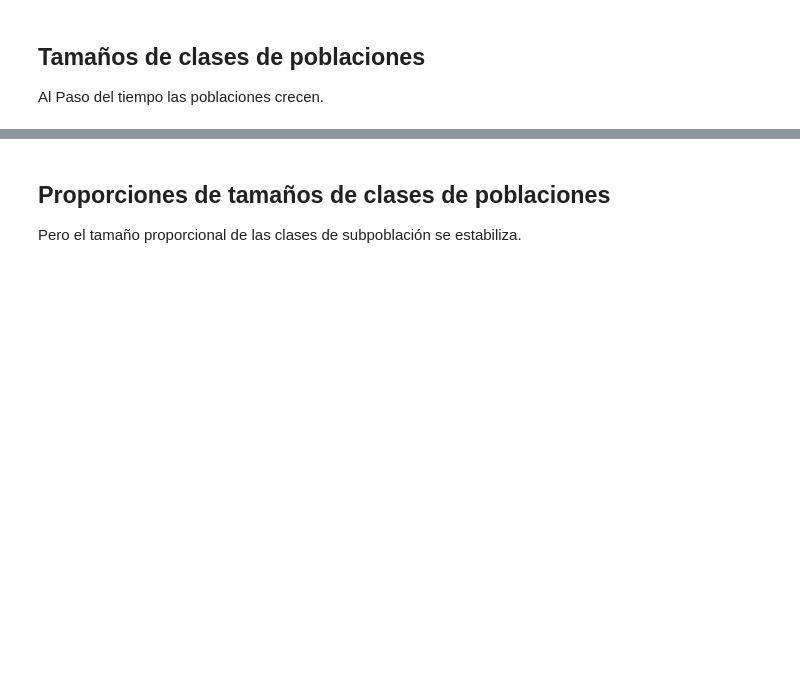
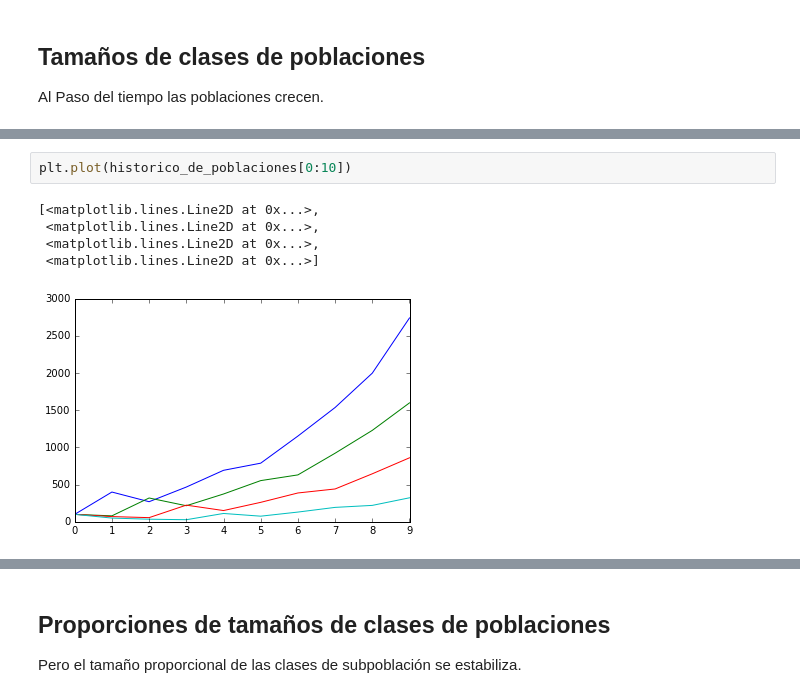
Before and after one commit to rgarcia-herrera/sistemas-dinamicos, a Jupyter notebook: Leslie Model.ipynb, the cells around one changed output, grey strips where cells are left out. Drawn from its saved outputs; the diff is of its cells as text; blank space fills up the shorter version.

```diff
--- a/Leslie Model.ipynb
+++ b/Leslie Model.ipynb
@@ -42 +80,9 @@ array([[ 100.  ,  100.  ,  100.  ,  100.  ],
+# %%
+plt.plot(historico_de_poblaciones[0:10])
+# %% [output]
+[<matplotlib.lines.Line2D at 0x...>,
+ <matplotlib.lines.Line2D at 0x...>,
+ <matplotlib.lines.Line2D at 0x...>,
+ <matplotlib.lines.Line2D at 0x...>]
+[figure, added]
 # %%
```
Also changed, not shown: parts of 12 cells of this notebook.
